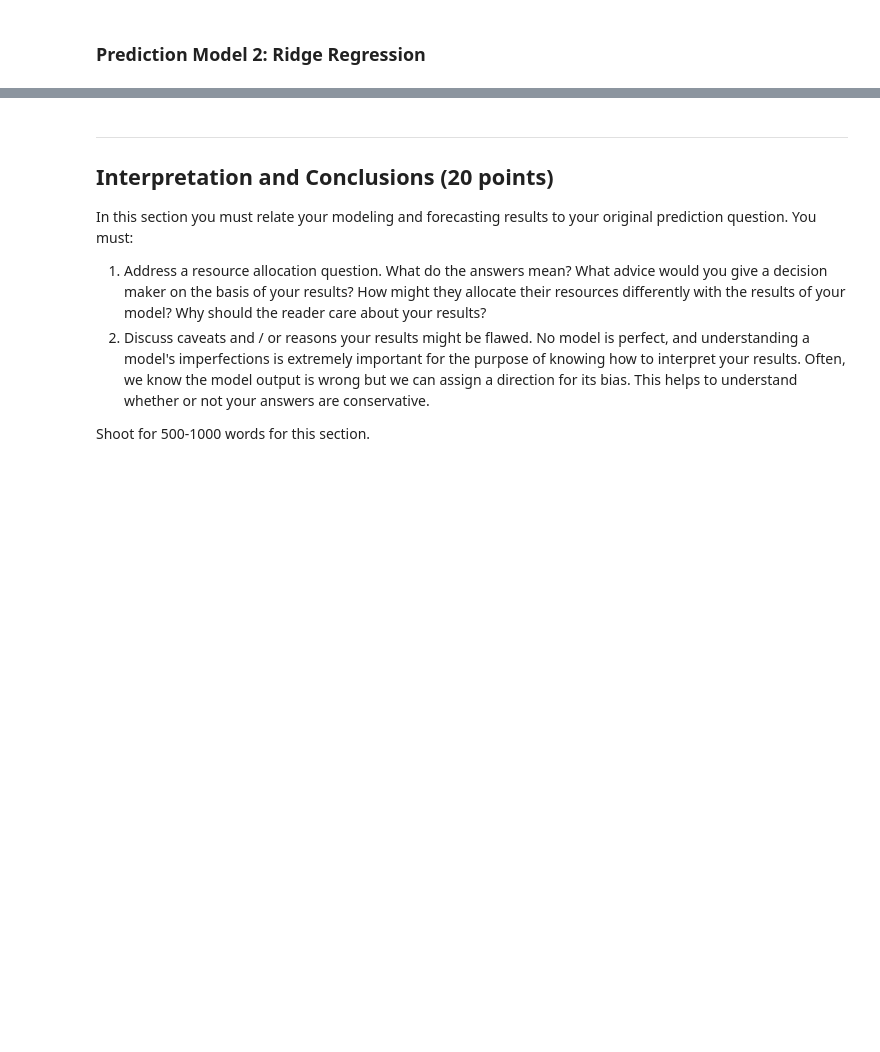
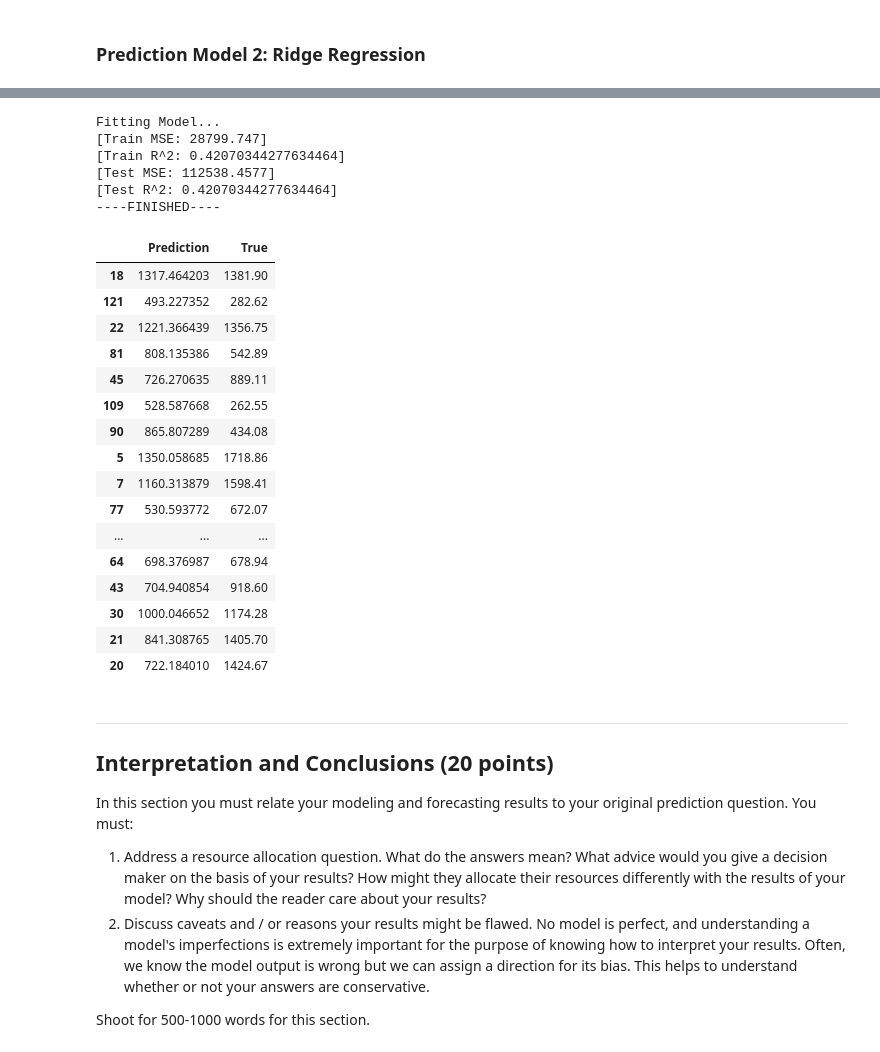
Before and after one commit to vincent-lao/carbon-footprint, a Jupyter notebook: code/model/food-carbon-footprint-models.ipynb, the cells around one changed output, grey strips where cells are left out. Cells and saved outputs as stored; diff of their text form; code cells hidden in the pictures; blank space fills up the shorter version.

```diff
--- a/code/model/food-carbon-footprint-models.ipynb
+++ b/code/model/food-carbon-footprint-models.ipynb
@@ -108,3 +144,33 @@ print('[Test R^2:', str(r_2) + ']')
+# %%
+forest_model = RandomForestRegressor(n_estimators = 500, random_state = rs, max_depth = 3)
+forest_model = gmp.run_model(X_train, X_val, y_train, y_val, forest_model, diagnostics=False)
+# %% [output]
+Fitting Model...
+[Train MSE: 28799.747]
+[Train R^2: 0.42070344277634464]
+[Test MSE: 112538.4577]
+[Test R^2: 0.42070344277634464]
+----FINISHED----
+# %%
+pd.DataFrame({'Prediction' : forest_model.predict(X_val), 'True' : y_val})
+# %% [output]
+|  | Prediction | True |
+| 18 | 1317.464203 | 1381.90 |
+| 121 | 493.227352 | 282.62 |
+| 22 | 1221.366439 | 1356.75 |
+| 81 | 808.135386 | 542.89 |
+| 45 | 726.270635 | 889.11 |
+| 109 | 528.587668 | 262.55 |
+| 90 | 865.807289 | 434.08 |
+| 5 | 1350.058685 | 1718.86 |
+| 7 | 1160.313879 | 1598.41 |
+| 77 | 530.593772 | 672.07 |
+| ... | ... | ... |
+| 64 | 698.376987 | 678.94 |
+| 43 | 704.940854 | 918.60 |
+| 30 | 1000.046652 | 1174.28 |
+| 21 | 841.308765 | 1405.70 |
+| 20 | 722.184010 | 1424.67 |
 # %% [markdown]
 ---
 
```
Also changed, not shown: parts of 12 cells of this notebook.
